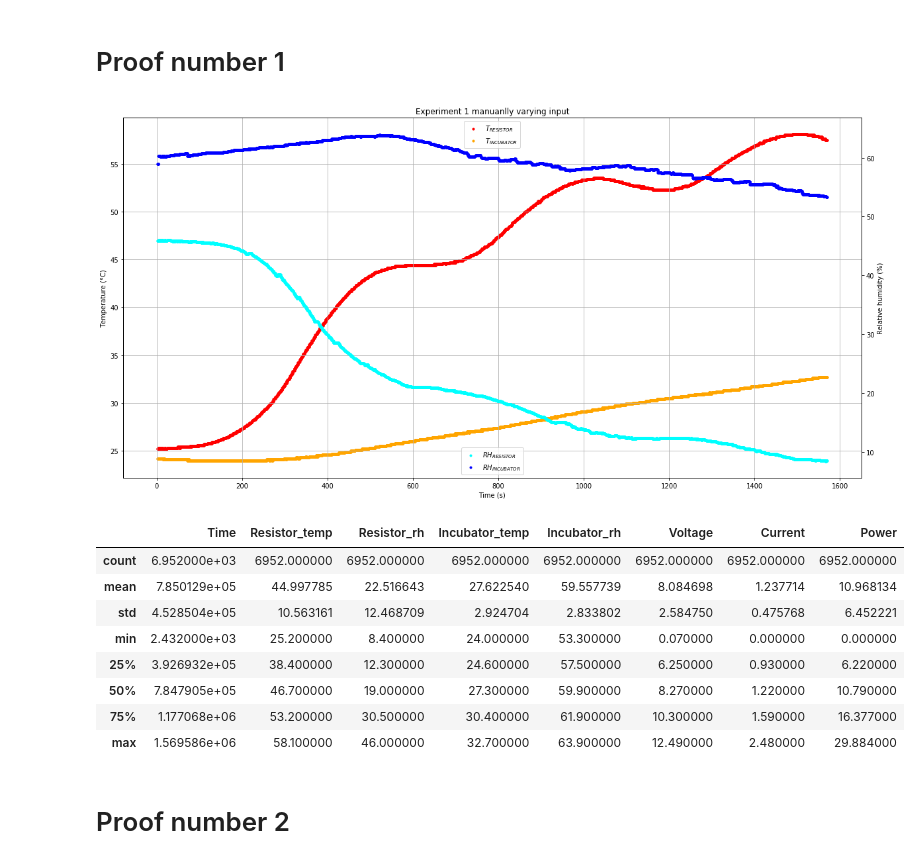
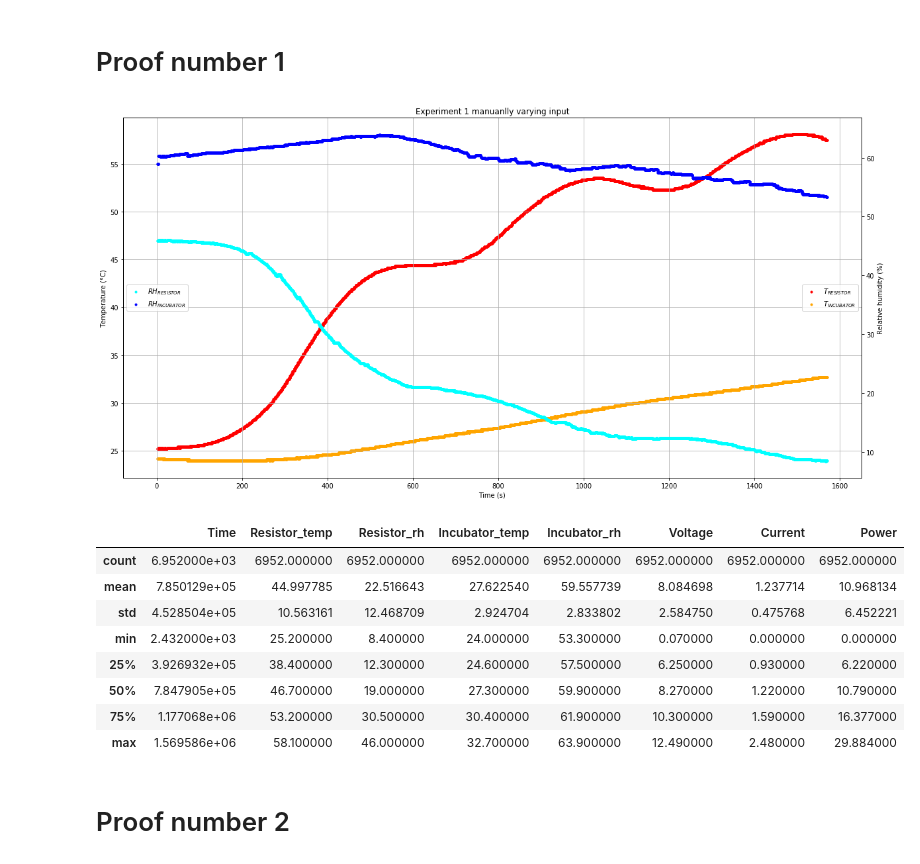
Before and after one commit to Ghiordy/Solar-incubator, a Jupyter notebook: Data-treatment/Experiment-april-2nd-week.ipynb, the cells around one changed output. Saved outputs shown, nothing was run; the diff lists cells and outputs as text; code cells hidden in the pictures.

```diff
--- a/Data-treatment/Experiment-april-2nd-week.ipynb
+++ b/Data-treatment/Experiment-april-2nd-week.ipynb
@@ -51,41 +51,44 @@ temp_in1    = np.array(data1.Incubator_temp,  dtype=float)
 rh_in1 = np.array(data1.Incubator_rh,  dtype=float)
 #fig, ax1 = plt.subplots(figsize=(40,10))
 fig, ax1 = plt.subplots(figsize=(20,10))
+#fig, ax1 = plt.subplots()
 ax1.scatter(time1/1000,temp_re1, marker = '.',c= 'red',
             label = '$T_{RESISTOR}$')
 ax1.scatter(time1/1000,temp_in1, marker = '.', c= 'orange',
             label = '$T_{INCUBATOR}$')
 ax1.set_xlabel('Time (s)')
 ax1.set_ylabel('Temperature (°C)')#, color = 'orange')
 #ax1.tick_params('y'), colors = 'orange')
 #ax1.axis([0,700,25.5,37])
 ax1t = ax1.twinx()
 ax1t.scatter(time1/1000,rh_re1, marker = '.', c= 'cyan',
-             label = '$RH_{RESISTOR}$')
+             label = '$RH_{RESISTOR}$')#,lw=0.00001)
 ax1t.scatter(time1/1000,rh_in1, marker = '.', c= 'blue',
              label = '$RH_{INCUBATOR}$')
 ax1t.set_ylabel('Relative humidity (%)')#, color = 'blue')
 #ax1t.tick_params('y', colors = 'blue')
 #ax1t.axis([0,700,21,42])
 ax1.grid(True)
 #ax1.axis([0,100,22,50])
 #plt.tight_layout()
-ax1.legend(loc=9)
-ax1t.legend(loc=8)
+#plt.show()
+#ax1t.show()
+ax1.legend(loc=7)
+ax1t.legend(loc=6)
 plt.title('Experiment 1 manuanlly varying input')
 plt.savefig('exp1_t_rh.svg')
 plt.savefig('exp1_t_rh.png')
 plt.show()
 m = np.array(data1.Voltage)
 m[m < 0] = 0
 data1.update({'Voltage':m})
 m = np.array(data1.Current)
 m[m < 0] = 0
 data1.update({'Current':m})
 data1['Power'] = data1.Voltage * data1.Current
 data1.describe()
 # %% [output]
-[figure, old version]
+[figure, new version]
 |  | Time | Resistor_temp | Resistor_rh | Incubator_temp | Incubator_rh | Voltage | Current | Power |
 | count | 6.952000e+03 | 6952.000000 | 6952.000000 | 6952.000000 | 6952.000000 | 6952.000000 | 6952.000000 | 6952.000000 |
 | mean | 7.850129e+05 | 44.997785 | 22.516643 | 27.622540 | 59.557739 | 8.084698 | 1.237714 | 10.968134 |
```
Also changed, not shown: parts of 5 cells of this notebook.
